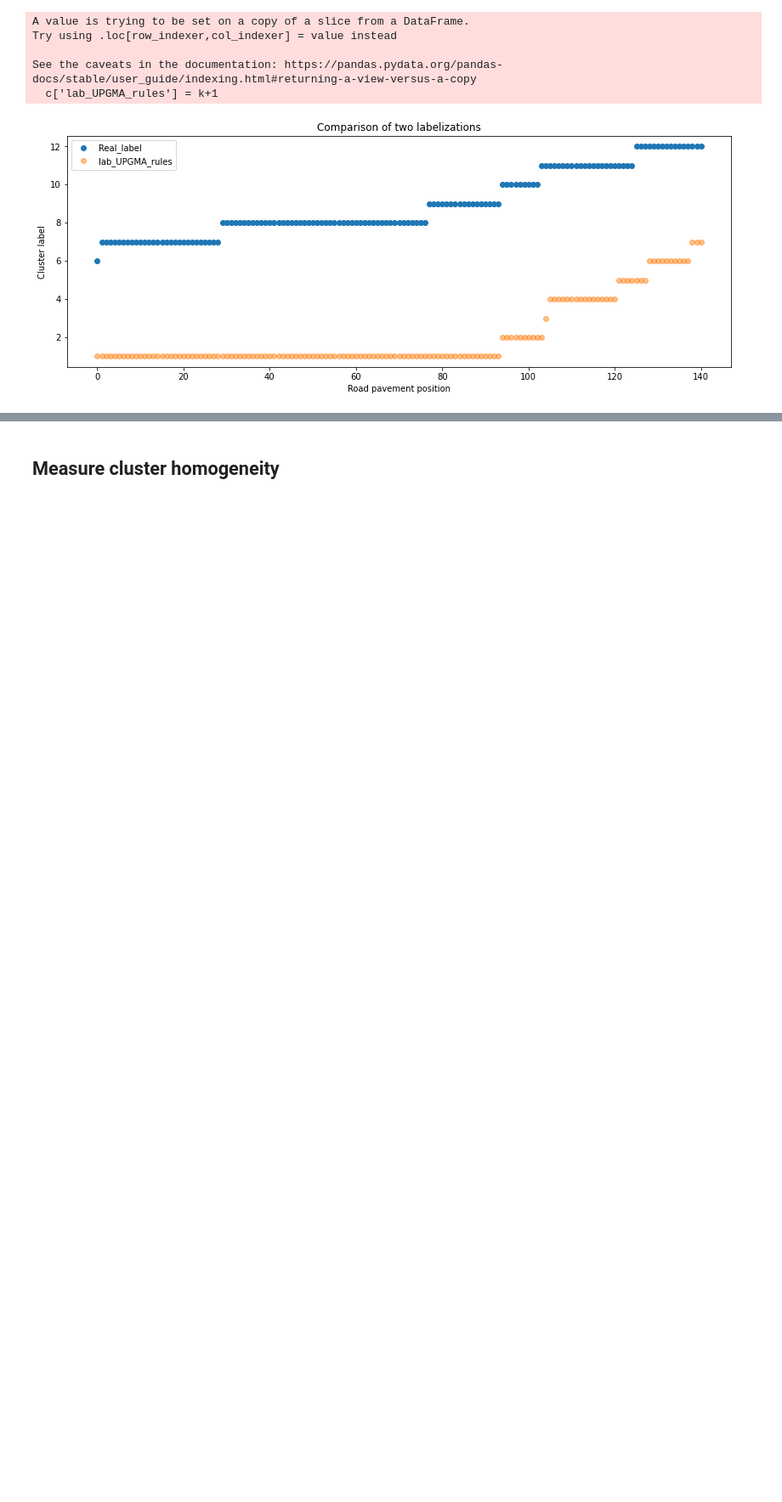
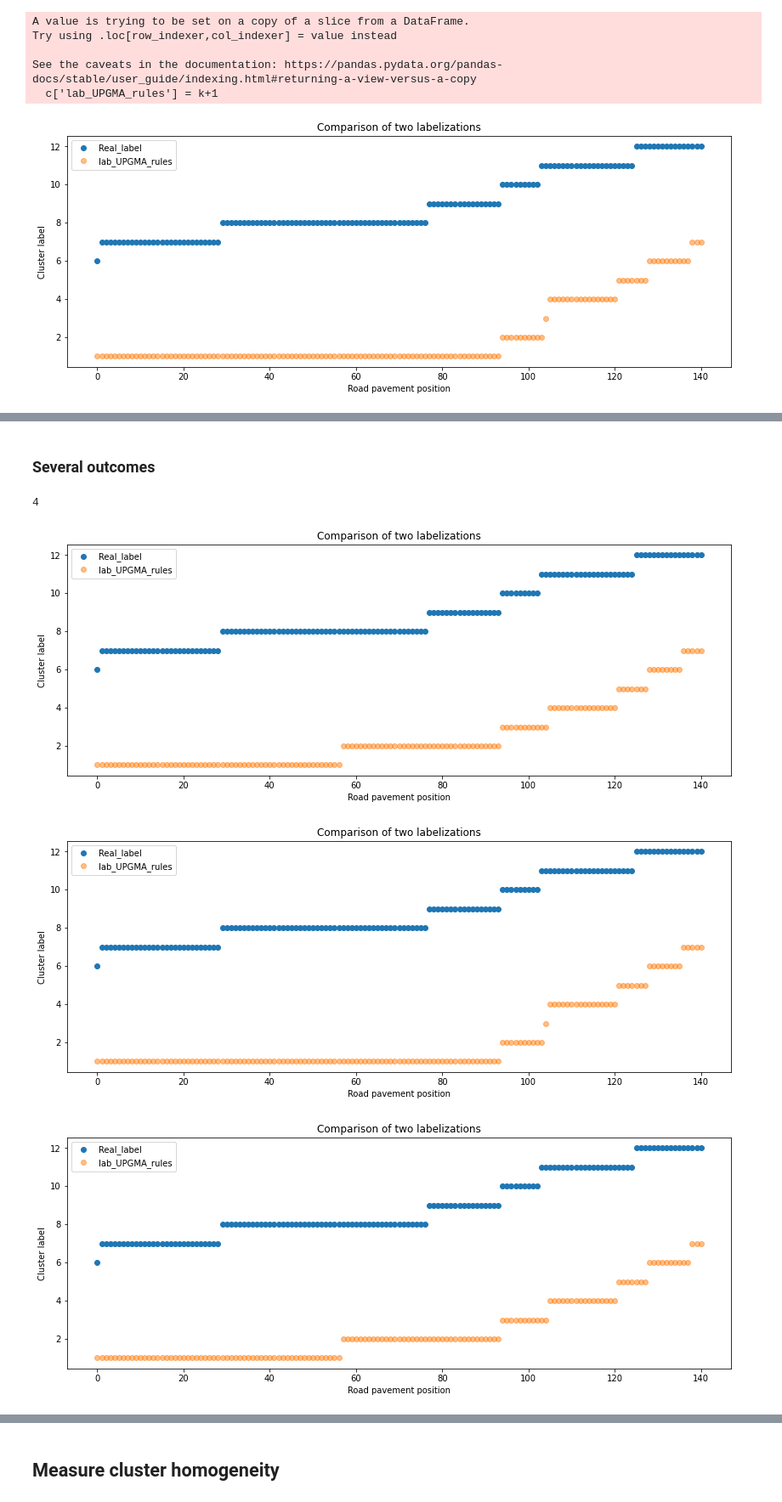
Before and after one commit to NourD85/Semester-project, a Jupyter notebook: Code/First_test.ipynb, the cells around one changed output, grey strips where cells are left out. Shown at 85% size. Saved outputs shown, nothing was run; the diff lists cells and outputs as text; code cells hidden in the pictures; blank space fills up the shorter version.

```diff
--- a/Code/First_test.ipynb
+++ b/Code/First_test.ipynb
@@ -570,7 +587,7 @@ dist = distance_matrix(X)
 
 for i in range(n_split):
     i = np.argmax([len(c) for c in clusters])
-    X_new1,X_new2,_=split_r(clusters[i],rules_length,dist)
+    X_new1,X_new2,_=split_r(clusters[i],rules_length,dist,upgma=True)
     clusters = clusters[:i] + [X_new1,X_new2] + clusters[i+1:]
 
 for k,c in enumerate(clusters):
@@ -696,0 +722,18 @@ See the caveats in the documentation: https://pandas.pydata.org/pandas-docs/stab
+# %%
+i_cut=2
+X_cut = X_norm[cuts[i_cut]:cuts[i_cut+1]].copy()
+clusters = [X_cut]
+
+n_split = len(np.unique(y[cuts[i_cut]:cuts[i_cut+1]]))-1
+dist = distance_matrix(X)
+
+for i in range(n_split):
+    i = np.argmax([diameter(c) for c in clusters])
+    X_new1,X_new2,_=split_r(clusters[i],rules_length,dist)
+    clusters = clusters[:i] + [X_new1,X_new2] + clusters[i+1:]
+
+for k,c in enumerate(clusters):
+    c['lab_UPGMA_rules'] = k+1
+
+ans = pd.concat(clusters)
+compare(df['Real_label'][cuts[i_cut]:cuts[i_cut+1]],ans.lab_UPGMA_rules)
@@ -696,0 +747,2 @@ See the caveats in the documentation: https://pandas.pydata.org/pandas-docs/stab
+# %% [markdown]
+### Several outcomes
@@ -696,0 +798,32 @@ See the caveats in the documentation: https://pandas.pydata.org/pandas-docs/stab
+# %%
+i_cut=2
+X_cut = X_norm[cuts[i_cut]:cuts[i_cut+1]].copy()
+clusters = [[X_cut]]
+
+n_split = len(np.unique(y[cuts[i_cut]:cuts[i_cut+1]]))-1
+dist = distance_matrix(X)
+rules = [rules_length_min,rules_length_max,rules_measure,rules_year]
+
+for k in range(n_split):
+    final_list = []
+    for clus_list in clusters:
+        i = np.argmax([len(c) for c in clus_list])
+        split_list = split_rules_lists(clus_list[i],rules,dist)
+        final_list += [clus_list[:i] + new_split + clus_list[i+1:] for new_split in split_list]
+
+    clusters = final_list
+# %%
+len(clusters)
+# %% [output]
+4
+# %%
+for clus_list in clusters:
+    for k,c in enumerate(clus_list):
+        c['lab_UPGMA_rules'] = k+1
+
+    ans = pd.concat(clus_list)
+    compare(df['Real_label'][cuts[i_cut]:cuts[i_cut+1]],ans.lab_UPGMA_rules)
+# %% [output]
+[figure, added]
+[figure, added]
+[figure, added]
```
Also changed, not shown: parts of 34 cells of this notebook.
